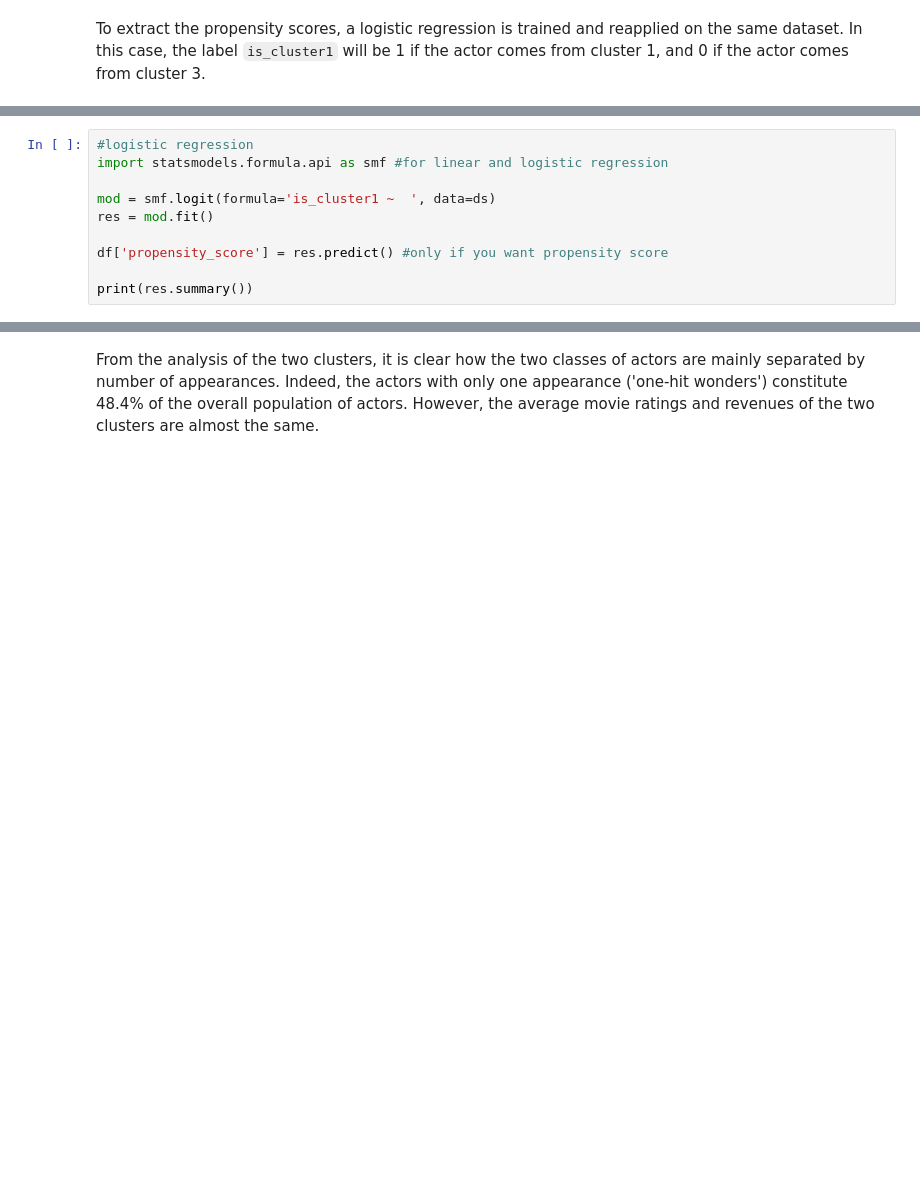
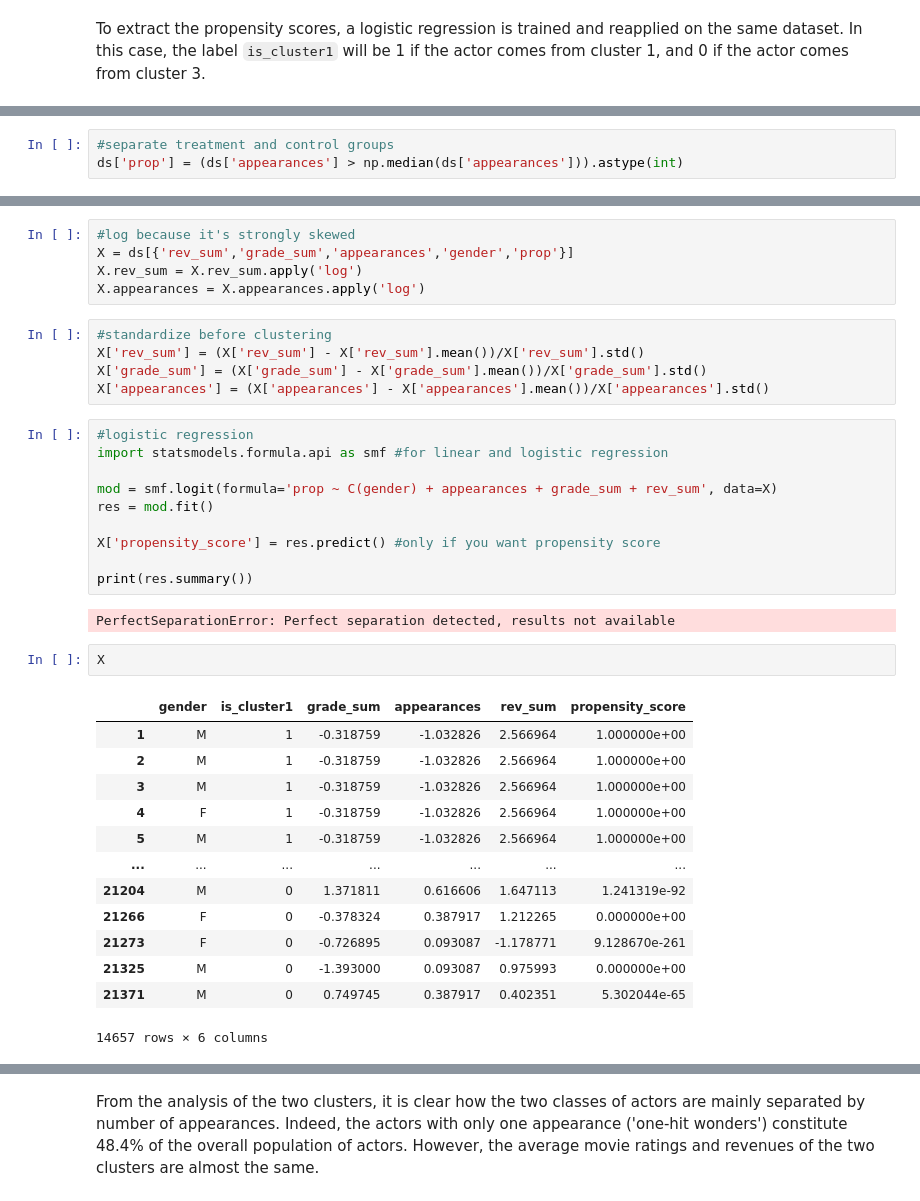
Before and after one commit to louisleger/ada-final-project, a Jupyter notebook: src/star_score.ipynb, the cells around one changed output, grey strips where cells are left out. Drawn from its saved outputs; the diff is of its cells as text; blank space fills up the shorter version.

```diff
--- a/src/star_score.ipynb
+++ b/src/star_score.ipynb
@@ -451,0 +442,3 @@ ds = pd.concat([k1,k3])
+# %%
+#separate treatment and control groups
+ds['prop'] = (ds['appearances'] > np.median(ds['appearances'])).astype(int)
@@ -452,13 +452,41 @@ ds = pd.concat([k1,k3])
+# %%
+#log because it's strongly skewed
+X = ds[{'rev_sum','grade_sum','appearances','gender','prop'}]
+X.rev_sum = X.rev_sum.apply('log')
+X.appearances = X.appearances.apply('log')
+# %%
+#standardize before clustering
+X['rev_sum'] = (X['rev_sum'] - X['rev_sum'].mean())/X['rev_sum'].std()
+X['grade_sum'] = (X['grade_sum'] - X['grade_sum'].mean())/X['grade_sum'].std()
+X['appearances'] = (X['appearances'] - X['appearances'].mean())/X['appearances'].std()
 # %%
 #logistic regression
 import statsmodels.formula.api as smf #for linear and logistic regression
 
-mod = smf.logit(formula='is_cluster1 ~  ', data=ds)
+mod = smf.logit(formula='prop ~ C(gender) + appearances + grade_sum + rev_sum', data=X)
 res = mod.fit()
 
-df['propensity_score'] = res.predict() #only if you want propensity score
+X['propensity_score'] = res.predict() #only if you want propensity score
 
 print(res.summary())
+# %% [output]
+PerfectSeparationError: Perfect separation detected, results not available
+# %%
+X
+# %% [output]
+|  | gender | is_cluster1 | grade_sum | appearances | rev_sum | propensity_score |
+| 1 | M | 1 | -0.318759 | -1.032826 | 2.566964 | 1.000000e+00 |
+| 2 | M | 1 | -0.318759 | -1.032826 | 2.566964 | 1.000000e+00 |
+| 3 | M | 1 | -0.318759 | -1.032826 | 2.566964 | 1.000000e+00 |
+| 4 | F | 1 | -0.318759 | -1.032826 | 2.566964 | 1.000000e+00 |
+| 5 | M | 1 | -0.318759 | -1.032826 | 2.566964 | 1.000000e+00 |
+| ... | ... | ... | ... | ... | ... | ... |
+| 21204 | M | 0 | 1.371811 | 0.616606 | 1.647113 | 1.241319e-92 |
+| 21266 | F | 0 | -0.378324 | 0.387917 | 1.212265 | 0.000000e+00 |
+| 21273 | F | 0 | -0.726895 | 0.093087 | -1.178771 | 9.128670e-261 |
+| 21325 | M | 0 | -1.393000 | 0.093087 | 0.975993 | 0.000000e+00 |
+| 21371 | M | 0 | 0.749745 | 0.387917 | 0.402351 | 5.302044e-65 |
+14657 rows × 6 columns
 # %%
 #OLD!!!
 #analysis of the clusters
```
Also changed, not shown: parts of 22 cells of this notebook.
